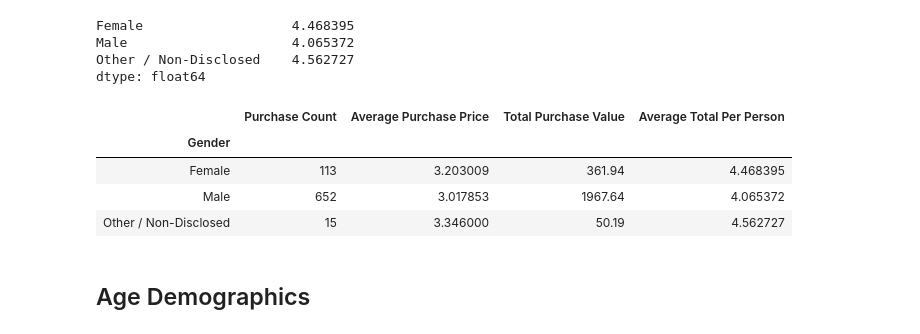
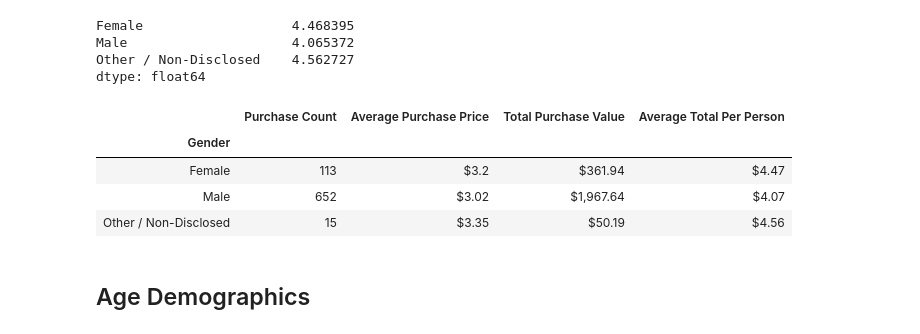
Before and after one commit to adamafridi/pandas-challenge, a Jupyter notebook: HeroesofPymoli/HeroesOfPymoli_starter.ipynb, the cells around one changed output. Cells and saved outputs as stored; diff of their text form; code cells hidden in the pictures.

```diff
--- a/HeroesofPymoli/HeroesOfPymoli_starter.ipynb
+++ b/HeroesofPymoli/HeroesOfPymoli_starter.ipynb
@@ -79,8 +80,8 @@ summary_df.head()
 ## Gender Demographics
 # %%
 #filter to drop duplicates
-purchase_data.loc[:, ["Gender", "SN"]].drop_duplicates()
-gender_df = purchase_data.loc[:, ["Gender", "SN"]].drop_duplicates()
+purchase_data.loc[:, ["Gender", "SN", "Age"]].drop_duplicates()
+gender_df = purchase_data.loc[:, ["Gender", "SN", "Age"]].drop_duplicates()
 # %%
 gender_df.count()
 # %% [output]
@@ -159,13 +177,16 @@ Other / Non-Disclosed    4.562727
 dtype: float64
 # %%
 purchase_summary_df = pd.DataFrame ({"Purchase Count": purchase_count, "Average Purchase Price":average_price, "Total Purchase Value":total_purchase_value, "Average Total Per Person": average_total_person})
+purchase_summary_df["Average Purchase Price"] = purchase_summary_df["Average Purchase Price"].map("${:,.3}".format)
+purchase_summary_df["Total Purchase Value"] = purchase_summary_df["Total Purchase Value"].map("${:,.6}".format)
+purchase_summary_df["Average Total Per Person"] = purchase_summary_df["Average Total Per Person"].map("${:,.3}".format)
 purchase_summary_df.head()
 # %% [output]
 |  | Purchase Count | Average Purchase Price | Total Purchase Value | Average Total Per Person |
 | Gender |  |  |  |  |
-| Female | 113 | 3.203009 | 361.94 | 4.468395 |
-| Male | 652 | 3.017853 | 1967.64 | 4.065372 |
-| Other / Non-Disclosed | 15 | 3.346000 | 50.19 | 4.562727 |
+| Female | 113 | $3.2 | $361.94 | $4.47 |
+| Male | 652 | $3.02 | $1,967.64 | $4.07 |
+| Other / Non-Disclosed | 15 | $3.35 | $50.19 | $4.56 |
 # %% [markdown]
 ## Age Demographics
 # %% [markdown]
```
Also changed, not shown: parts of 13 cells of this notebook.
